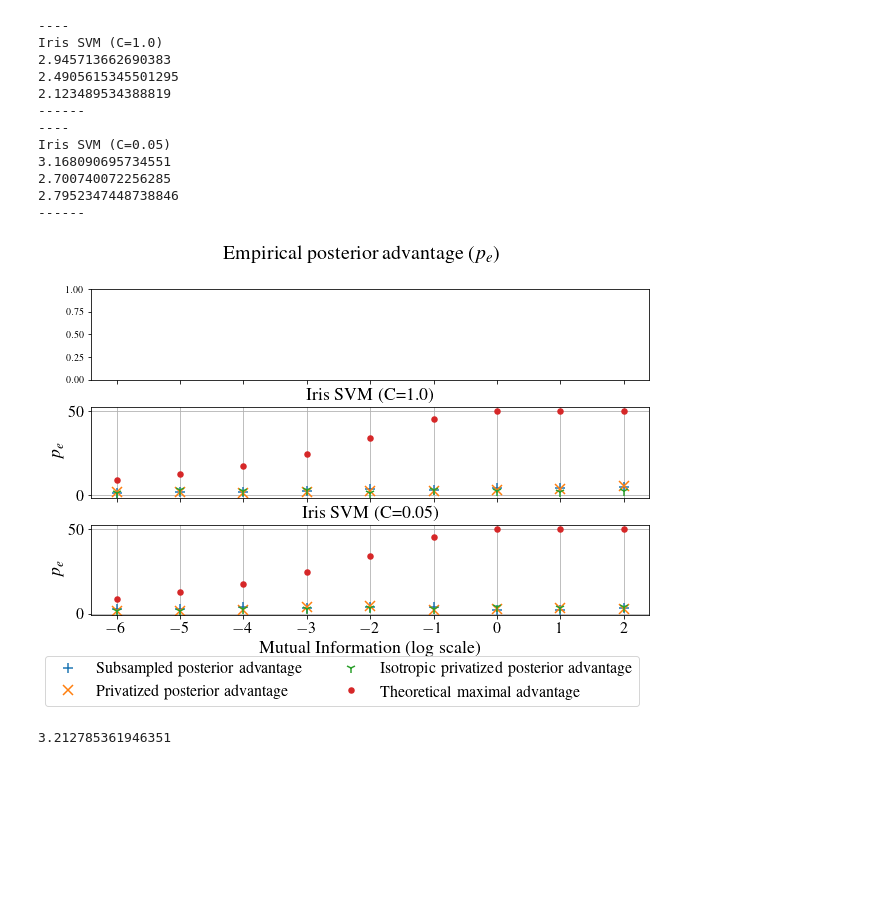
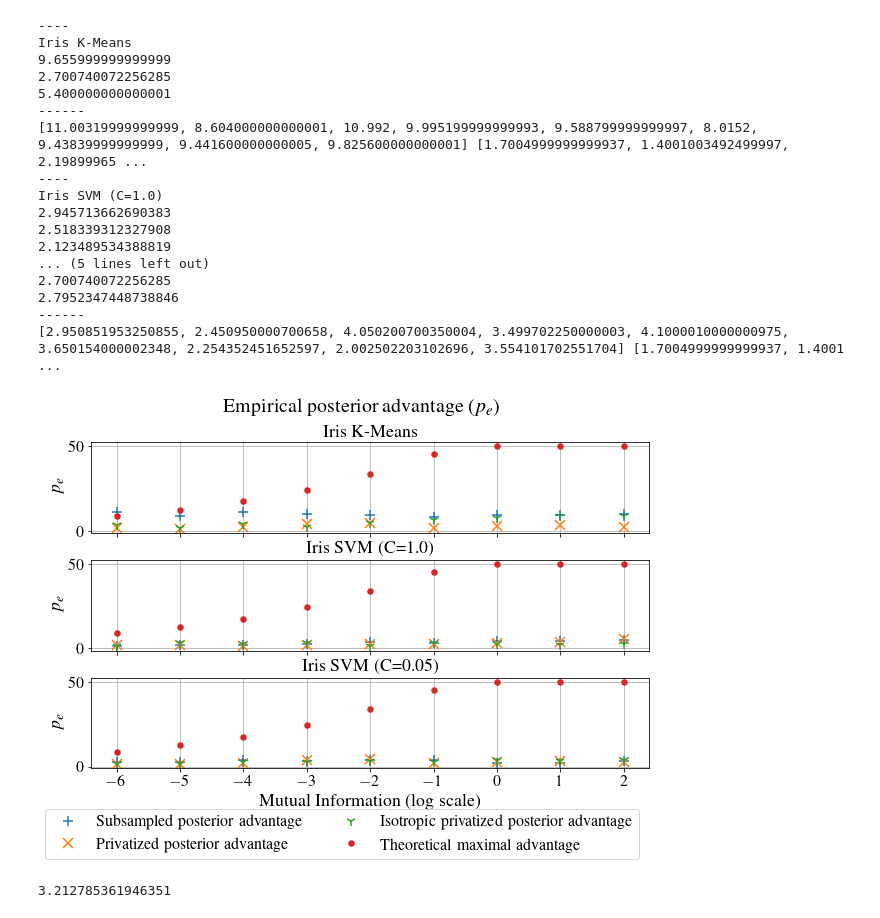
Before and after one commit to mayuri95/pac_algs, a Jupyter notebook: LR test.ipynb, the cells around one changed output. Cells and saved outputs as stored; diff of their text form; code cells hidden in the pictures; blank space fills up the shorter version.

```diff
--- a/LR test.ipynb
+++ b/LR test.ipynb
@@ -47,9 +47,9 @@ def load_kmeans(noise, iso=False):
     x_vals = []
     y_vals = []
     for mi in mi_range:
-        fname = f"hybrid_data/iris_kmeans_mi={mi}_noise={noise}.pkl"
+        fname = f"hybrid_data/iris_kmeans_fin_mi={mi}_noise={noise}.pkl"
         if iso:
-            fname = f"hybrid_data/iris_iso_kmeans_mi={mi}_noise={noise}.pkl"
+            fname = f"hybrid_data/iris_iso_kmeans_fin_mi={mi}_noise={noise}.pkl"
         combined = pickle.load(open(fname, 'rb'))
         accs = []
         for r in combined:
@@ -68,8 +68,8 @@ fns = [load_kmeans, load_svm, load_svm]
 
 for ind, title in enumerate(titles):
     ax = axes[ind]
-    if ind == 0:
-        continue
+#     if ind == 0:
+#         continue
     if ind == 0:
         x_vals, orig_y_vals = load_kmeans(False)
         x_vals, test_priv_y_vals = load_kmeans(True)
@@ -87,39 +87,45 @@ for ind, title in enumerate(titles):
     print(np.average(orig_y_vals))
     print(np.average(priv_y_vals))
     print(np.average(iso_priv_y_vals))
     print('------')
     theoretical_bound = [100*(calc_posterior(2**x) - 0.5) for x in x_vals]
 #     print(theoretical_bound)
     ax.plot(x_vals, orig_y_vals, '+', markersize=10, mew=1.5, label="Subsampled posterior advantage")
     ax.plot(x_vals, priv_y_vals, 'x', markersize=10, mew=1.5, label="Privatized posterior advantage")
+    print(orig_y_vals, priv_y_vals)
     ax.plot(x_vals, iso_priv_y_vals, '1', markersize=10, mew=1.5, label="Isotropic privatized posterior advantage")
     ax.plot(x_vals, theoretical_bound, 'o', markersize=5, mew=1.5, label="Theoretical maximal advantage")
 
 
     ax.set_ylabel("$p_e$", fontsize=18)
     ax.set_title(titles[ind], fontsize=18)
     ax.grid(True)
     ax.tick_params(axis='both', labelsize=16)
 plt.subplots_adjust(hspace=0.3)
 handles, labels = ax.get_legend_handles_labels()
 lgd = fig.legend(handles, labels, ncol=2, loc=2, prop={'size': 16}, bbox_to_anchor=(0.05, 0.05))
 plt.xlabel("Mutual Information (log scale)", fontsize=18)
 plt.suptitle(f"Empirical posterior advantage ($p_e$)", fontsize=20)
 plt.savefig('hybrid_figs/empirical_posterior_adv.png', bbox_inches = "tight")
 # %% [output]
+----
+Iris K-Means
+9.655999999999999
+2.700740072256285
+5.400000000000001
+------
+[11.00319999999999, 8.604000000000001, 10.992, 9.995199999999993, 9.588799999999997, 8.0152, 9.43839999999999, 9.441600000000005, 9.825600000000001] [1.7004999999999937, 1.4001003492499997, 2.19899965 ...
 ----
 Iris SVM (C=1.0)
 2.945713662690383
-2.4905615345501295
+2.518339312327908
 2.123489534388819
-------
-----
-Iris SVM (C=0.05)
-3.168090695734551
+... (5 lines left out)
 2.700740072256285
 2.7952347448738846
 ------
+[2.950851953250855, 2.450950000700658, 4.050200700350004, 3.499702250000003, 4.1000010000000975, 3.650154000002348, 2.254352451652597, 2.002502203102696, 3.554101702551704] [1.7004999999999937, 1.4001 ...
-[figure, old version]
+[figure, new version]
 # %%
 np.average([1.4020000000000032, 2.8005009005000026, 4.499901801050243, 3.2004018497527986, 4.002302149253056, 4.5518540023021465, 3.402853551753604, 3.453502351904003, 1.6017516510013041])
 # %% [output]
```
Also changed, not shown: 3 other files.
